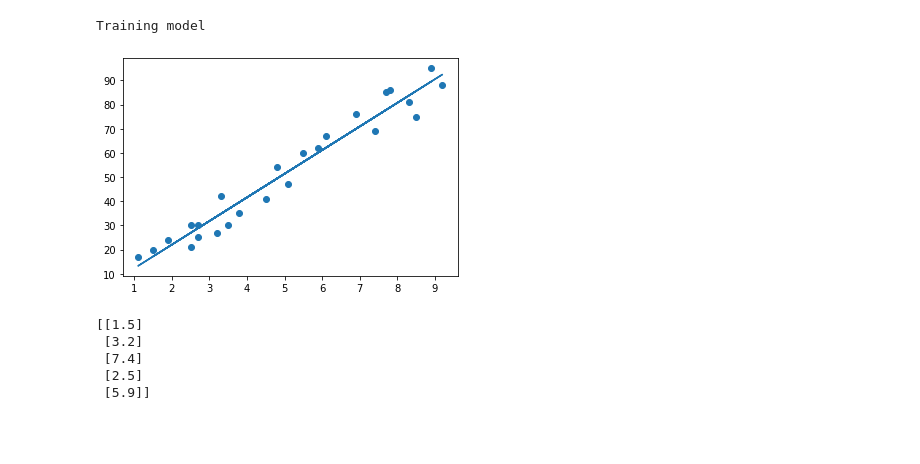
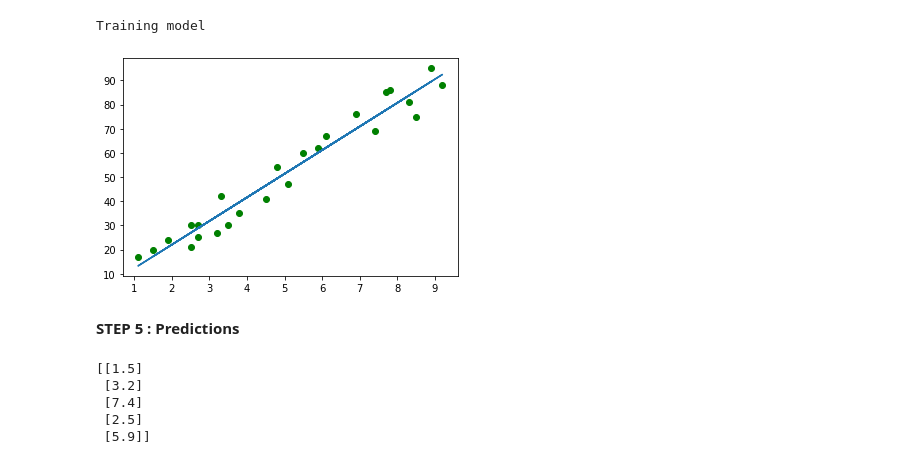
Before and after one commit to ARSHAAJITH/GRIP-TASK, a Jupyter notebook: GRIPTASK1.ipynb, the cells around one changed output. Cells and saved outputs as stored; diff of their text form; code cells hidden in the pictures; blank space fills up the shorter version.

```diff
--- a/GRIPTASK1.ipynb
+++ b/GRIPTASK1.ipynb
@@ -84,12 +89,14 @@ Training model
 # %%
 #plotting the regression line
 line = Regressor1.coef_*X+Regressor1.intercept_
 #plotting for test
-plt.scatter(X,y)
+plt.scatter(X,y, color="green")
 plt.plot(X,line)
 plt.show()
 # %% [output]
-[figure, old version]
+[figure, new version]
+# %% [markdown]
+**STEP 5 : Predictions**
 # %%
 print(X_test) #Testing data
 y_pred = Regressor1.predict(X_test)
```
Also changed, not shown: parts of 4 cells of this notebook.
